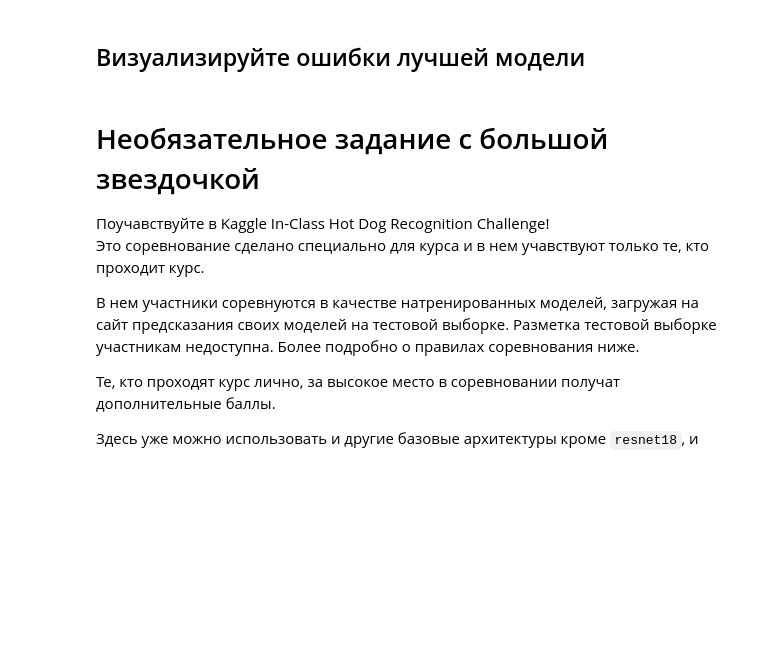
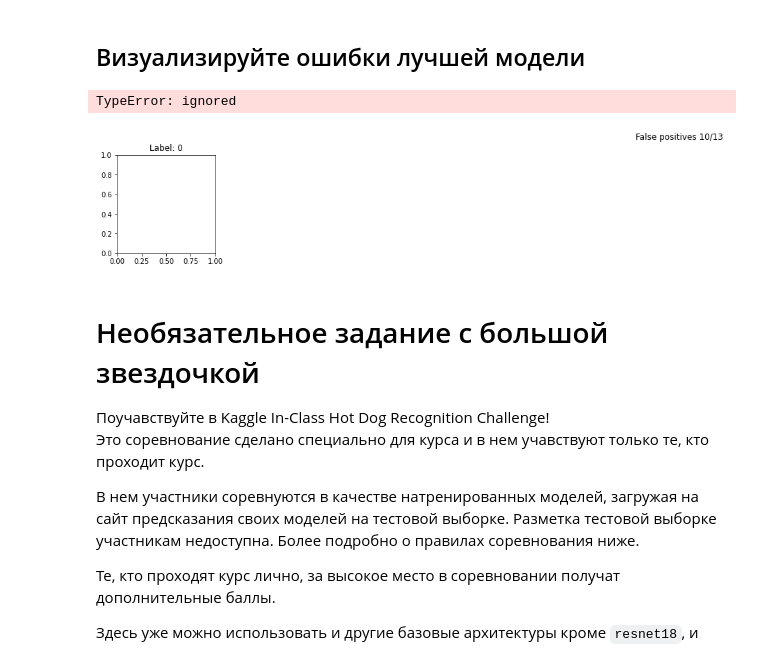
Before and after one commit to mak-en/dlcourse_ai-master, a Jupyter notebook: assignments/assignment4/HotdogOrNot.ipynb, the cells around one changed output. Cells and saved outputs as stored; diff of their text form; code cells hidden in the pictures; blank space fills up the shorter version.

```diff
--- a/assignments/assignment4/HotdogOrNot.ipynb
+++ b/assignments/assignment4/HotdogOrNot.ipynb
@@ -478,7 +509,13 @@ def evaluate_model(model, dataset, indices):
     for idx in indices:
         x, y, _ = dataset[idx]
         # print(x.shape)
-        x = x.view(1, 3, 224, 224)
+        # print(type(x))
+        if torch.is_tensor(x):
+          x = x.view(1, 3, 224, 224)
+        else:
+          convert_tensor = transforms.ToTensor()
+          x = convert_tensor(x)
+          # x = x.view(1, 3, 224, 224)
         # print(x.shape)
         x_gpu = x.to(device)
         prediction = model(x_gpu)
@@ -630,6 +672,8 @@ def binary_classification_metrics(prediction, ground_truth):
 
 # trainer.fit(model, data_module)
 # %%
+from collections import namedtuple
+
 Hyperparams = namedtuple("Hyperparams", ['learning_rate', 'anneal_epochs', 'reg'])
 RunResult = namedtuple("RunResult", ['model', 'train_history', 'val_history', 'final_val_accuracy'])
 
@@ -639,7 +683,7 @@ anneal_epochs = [1, 5, 10, 15, 20, 50]
 reg = [1e-3, 1e-4, 1e-5, 1e-7]
 
 # batch_size = 64
-epoch_num = 10
+epoch_num = 5
 
 # Record all the runs here
 # Key should be Hyperparams and values should be RunResult
@@ -669,0 +732,12 @@ for i in range(MAX_EVALS):
+# %%
+best_val_accuracy = None
+best_hyperparams = None
+best_run = None
+
+for hyperparams, run_result in run_record.items():
+    if best_val_accuracy is None or best_val_accuracy < run_result.final_val_accuracy:
+        best_val_accuracy = run_result.final_val_accuracy
+        best_hyperparams = hyperparams
+        best_run = run_result
+
+print("Best validation accuracy: %4.2f, best hyperparams: %s" % (best_val_accuracy, best_hyperparams))
@@ -670,6 +746,6 @@ for i in range(MAX_EVALS):
 # %%
 # TODO: Train your best model!
-best_model = None
+best_model = run_result.model
 # %%
 # Let's check how it performs on validation set!
 predictions, ground_truth = evaluate_model(best_model, dataset, val_indices)
@@ -684,3 +760,23 @@ print("F1: %4.3f, P: %4.3f, R: %4.3f" % (precision, recall, f1))
+# %%
+# TODO Visualize false positives and false negatives of the best model on the validation set
+false_positive_indices = []
+for idx, i in enumerate(predictions):
+    if i == 1 and i != gt[idx]:
+        false_positive_indices.append(indices[idx])
+
+visualize_samples(dataset, false_positive_indices, "False positives")
+
+# TODO: Compute indices of the false negatives on the validation set.
+# Note those have to be indices of the original dataset
+false_negatives_indices = []
+for idx, i in enumerate(predictions):
+    if i == 0 and i != gt[idx]:
+        false_negatives_indices.append(indices[idx])
+
+visualize_samples(dataset, false_negatives_indices, "False negatives")
+# %% [output]
+TypeError: ignored
+[figure, added]
 # %% [markdown]
 # Необязательное задание с большой звездочкой
 
```
Also changed, not shown: parts of 14 cells of this notebook.
